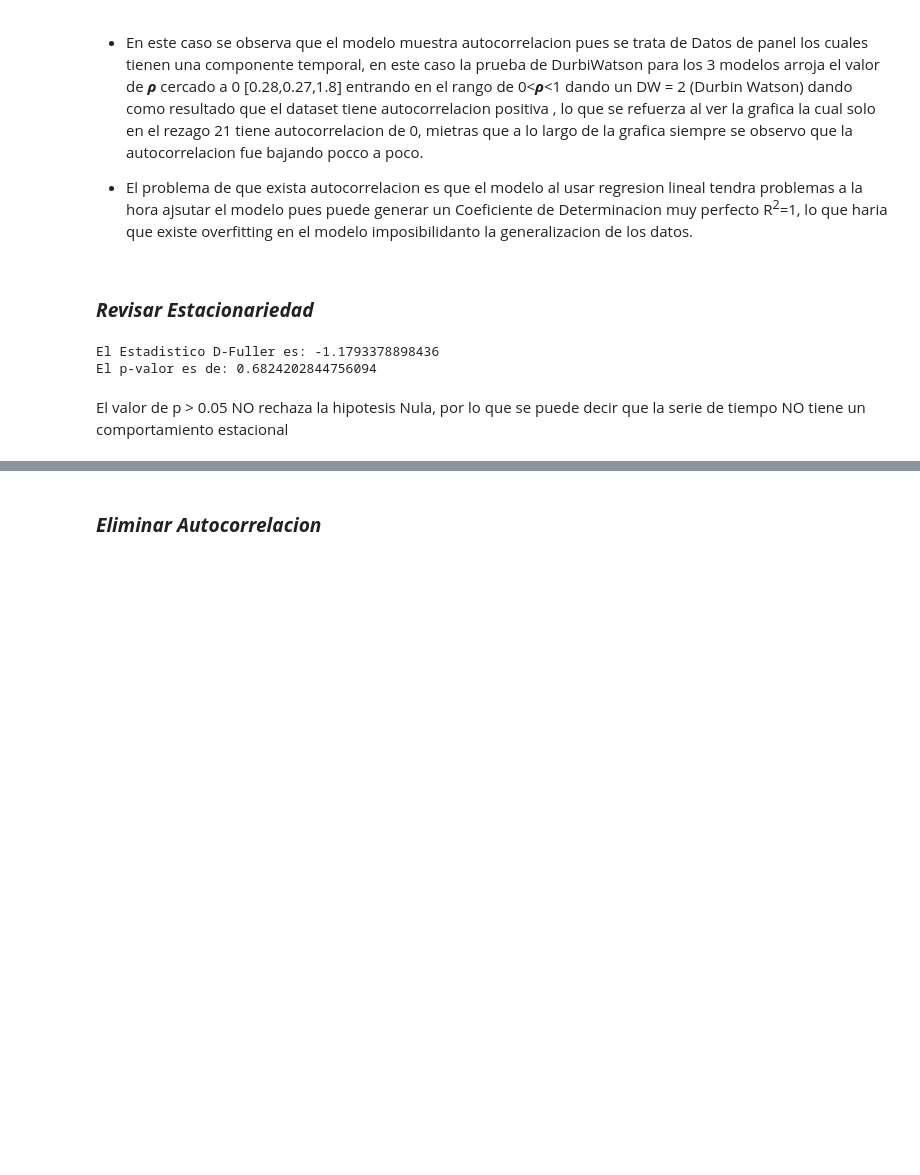
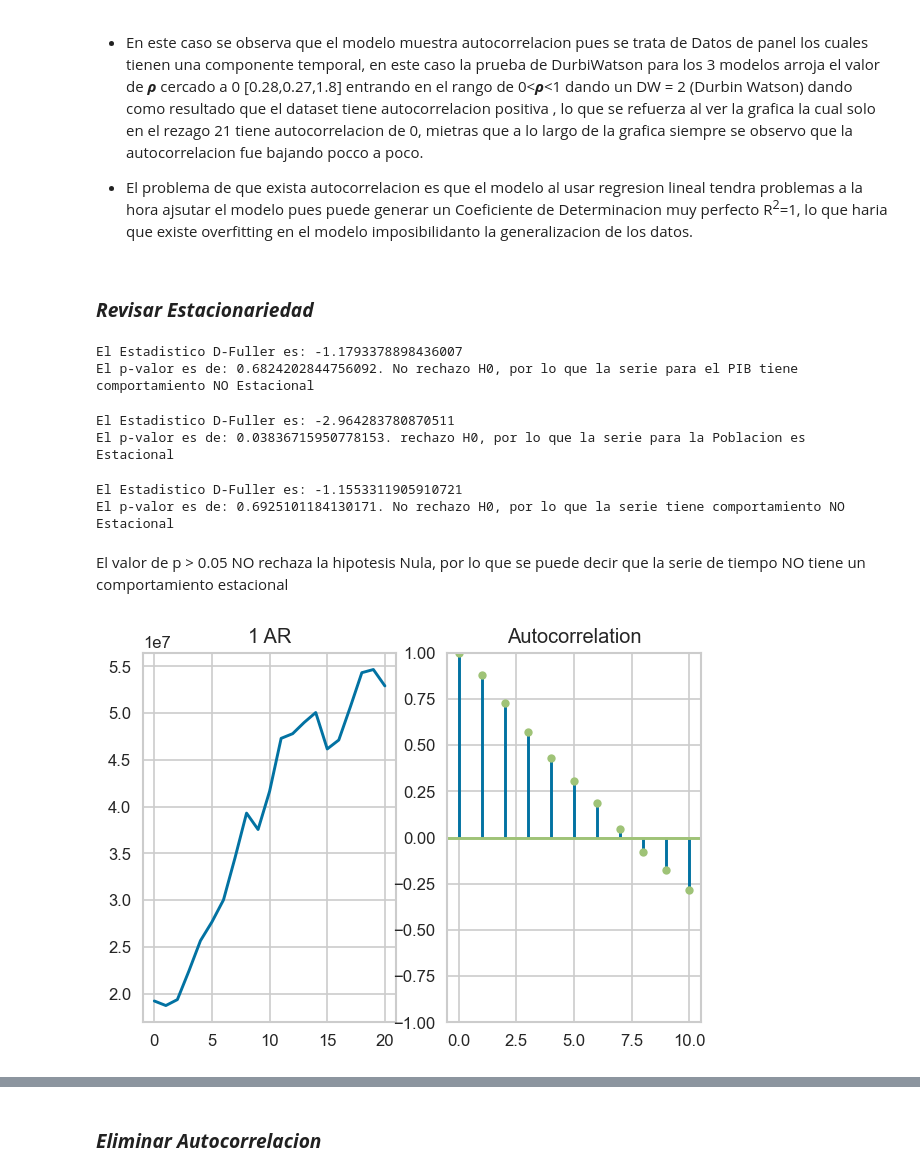
Before and after one commit to SantiagoGS97/Proyecto, a Jupyter notebook: Proyecto.ipynb, the cells around one changed output, grey strips where cells are left out. Drawn from its saved outputs; the diff is of its cells as text; code cells hidden in the pictures; blank space fills up the shorter version.

```diff
--- a/Proyecto.ipynb
+++ b/Proyecto.ipynb
@@ -254,17 +255,31 @@ durbin_watson(model_3.resid)
 ### ***Revisar Estacionariedad***
 # %%
 import plotly.express as px
-Data_glob = pd.pivot_table(Data,index='año',values=['total_gdp_million'],aggfunc='sum').reset_index()
+Data_glob = pd.pivot_table(Data,index='año',values=['total_gdp_million','Poblacion','ECI'],aggfunc='sum').reset_index()
 Data_glob['Time'] = pd.to_datetime(Data_glob['año'])
 Data_glob = Data_glob.sort_values(by='Time')
 fig = px.line(Data_glob, x="Time", y=["total_gdp_million"], template = 'plotly_dark')
 fig.show()
+# %%
+D_fuller = adfuller(Data_glob.total_gdp_million,autolag='AIC')
+print(f'El Estadistico D-Fuller es: {D_fuller[0]}')
+print(f'El p-valor es de: {D_fuller[1]}. No rechazo H0, por lo que la serie para el PIB tiene comportamiento NO Estacional')
+# %% [output]
+El Estadistico D-Fuller es: -1.1793378898436007
+El p-valor es de: 0.6824202844756092. No rechazo H0, por lo que la serie para el PIB tiene comportamiento NO Estacional
 # %%
-D_fuller = adfuller(Data_glob.total_gdp_million,autolag='AIC')
+D_fuller = adfuller(Data_glob.Poblacion,autolag='AIC')
 print(f'El Estadistico D-Fuller es: {D_fuller[0]}')
-print(f'El p-valor es de: {D_fuller[1]}')
+print(f'El p-valor es de: {D_fuller[1]}. rechazo H0, por lo que la serie para la Poblacion es Estacional')
 # %% [output]
-El Estadistico D-Fuller es: -1.1793378898436
-El p-valor es de: 0.6824202844756094
+El Estadistico D-Fuller es: -2.964283780870511
+El p-valor es de: 0.03836715950778153. rechazo H0, por lo que la serie para la Poblacion es Estacional
+# %%
+D_fuller = adfuller(Data_glob.ECI,autolag='AIC')
+print(f'El Estadistico D-Fuller es: {D_fuller[0]}')
+print(f'El p-valor es de: {D_fuller[1]}. No rechazo H0, por lo que la serie tiene comportamiento NO Estacional')
+# %% [output]
+El Estadistico D-Fuller es: -1.1553311905910721
+El p-valor es de: 0.6925101184130171. No rechazo H0, por lo que la serie tiene comportamiento NO Estacional
 # %% [markdown]
 El valor de p > 0.05 NO rechaza la hipotesis Nula, por lo que se puede decir que la serie de tiempo NO tiene un comportamiento estacional
@@ -270,0 +301,7 @@ El valor de p > 0.05 NO rechaza la hipotesis Nula, por lo que se puede decir que
+# %%
+plt.rcParams.update({'figure.figsize':(6,4), 'figure.dpi':120})
+fig,axes = plt.subplots(1,2)
+axes[0].plot(Data_glob.total_gdp_million);axes[0].set_title('1 AR')
+plot_acf(Data_glob.total_gdp_million,ax=axes[1],color='g')
+# %% [output]
+[figure, added]
```
Also changed, not shown: parts of 24 cells of this notebook, 1 other file.
